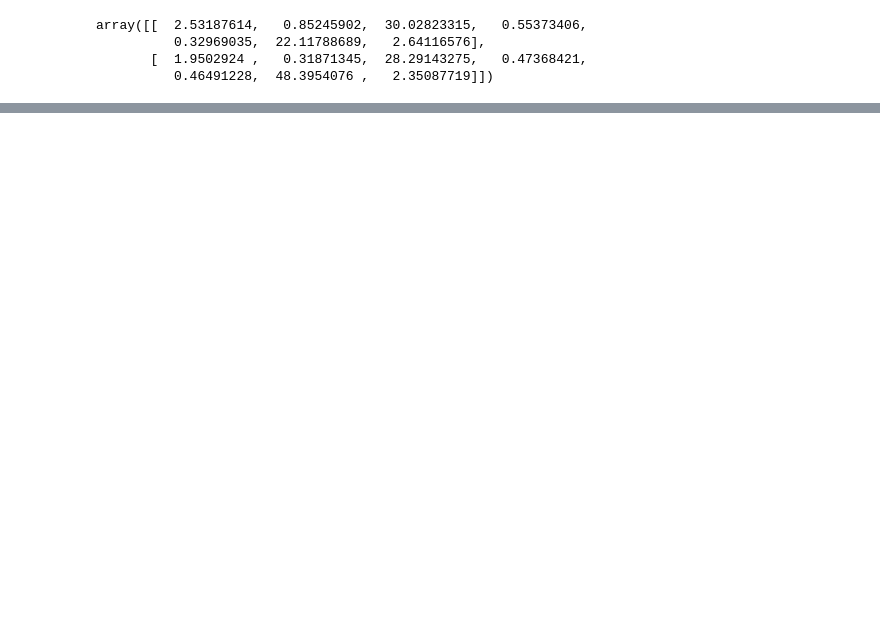
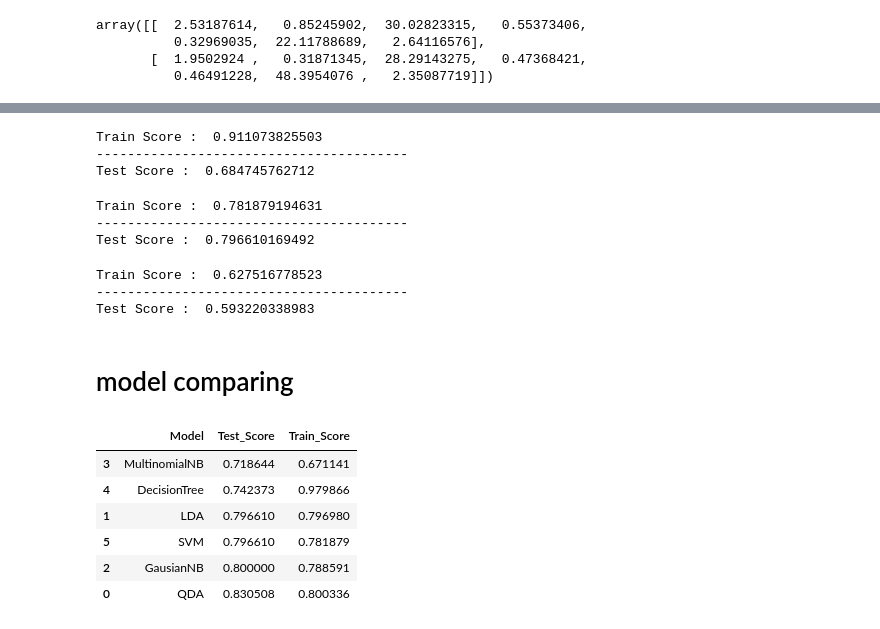
Before and after one commit to GD-park/python_basic, a Jupyter notebook: Practice/05-03.ipynb, the cells around one changed output, grey strips where cells are left out. Drawn from its saved outputs; the diff is of its cells as text; code cells hidden in the pictures; blank space fills up the shorter version.

Commit message:
practice_classification using titanic data in kaggle

```diff
--- a/Practice/05-03.ipynb
+++ b/Practice/05-03.ipynb
@@ -94,0 +369,65 @@ ValueError: could not convert string to float: no
+# %%
+from sklearn.svm import SVC
+svm = SVC() # defalt 값은 rbf 이다
+svm.fit(x_train, y_train)
+svm_score_train = svm.score(x_train, y_train)
+print "Train Score : ", svm_score_train
+svm_score_test = svm.score(x_test, y_test)
+print "-" * 40
+print "Test Score : ", svm_score_test
+# %% [output]
+Train Score :  0.911073825503
+----------------------------------------
+Test Score :  0.684745762712
+# %%
+from sklearn.svm import SVC
+svm = SVC(kernel = 'linear')
+svm.fit(x_train, y_train)
+svm_score_train = svm.score(x_train, y_train)
+print "Train Score : ", svm_score_train
+svm_score_test = svm.score(x_test, y_test)
+print "-" * 40
+print "Test Score : ", svm_score_test
+# %% [output]
+Train Score :  0.781879194631
+----------------------------------------
+Test Score :  0.796610169492
+# %%
+from sklearn.svm import SVC
+svm = SVC(kernel = 'sigmoid')
+svm.fit(x_train, y_train)
+svm_score_train = svm.score(x_train, y_train)
+print "Train Score : ", svm_score_train
+svm_score_test = svm.score(x_test, y_test)
+print "-" * 40
+print "Test Score : ", svm_score_test
+# %% [output]
+Train Score :  0.627516778523
+----------------------------------------
+Test Score :  0.593220338983
+# %%
+from sklearn.svm import SVC
+svm = SVC(kernel = 'poly')
+svm.fit(x_train, y_train)
+svm_score_train = svm.score(x_train, y_train)
+print "Train Score : ", svm_score_train
+svm_score_test = svm.score(x_test, y_test)
+print "-" * 40
+print "Test Score : ", svm_score_test
+# %% [markdown]
+# model comparing
+# %%
+models = pd.DataFrame({
+        'Model'          : ['QDA', 'LDA', 'GausianNB','MultinomialNB', 'DecisionTree','SVM'],
+        'Train_Score' : [qda_score_train, LDA_score_train, NB_score_train, MNB_score_train, decision_score_train, svm_score_train],
+        'Test_Score'  : [qda_score_test, LDA_score_test, NB_score_test, MNB_score_test, decision_score_test, svm_score_test]
+    })
+models.sort_values(by='Test_Score', ascending=True)
+# %% [output]
+|  | Model | Test_Score | Train_Score |
+| 3 | MultinomialNB | 0.718644 | 0.671141 |
+| 4 | DecisionTree | 0.742373 | 0.979866 |
+| 1 | LDA | 0.796610 | 0.796980 |
+| 5 | SVM | 0.796610 | 0.781879 |
+| 2 | GausianNB | 0.800000 | 0.788591 |
+| 0 | QDA | 0.830508 | 0.800336 |
```
Also changed, not shown: parts of 46 cells of this notebook.
